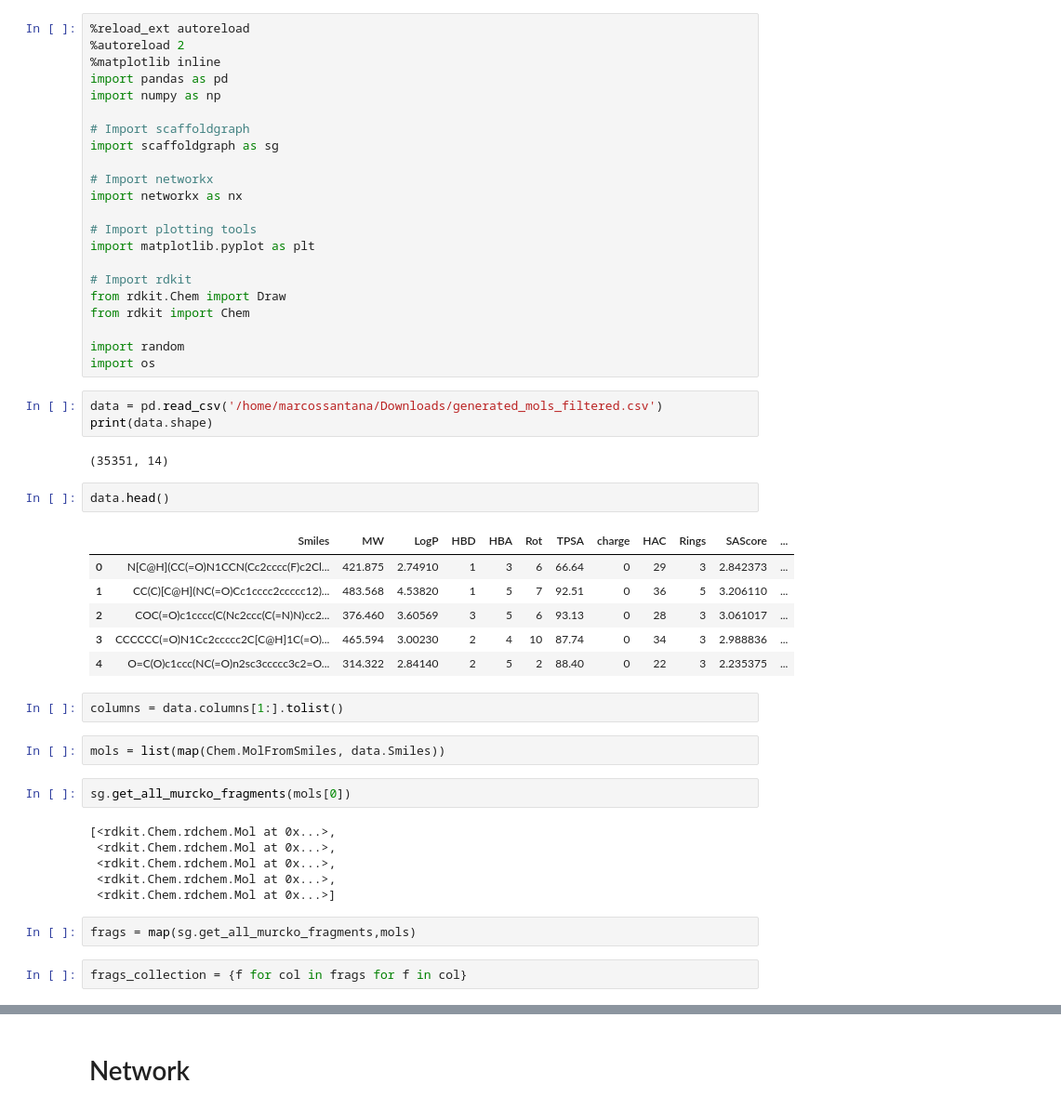
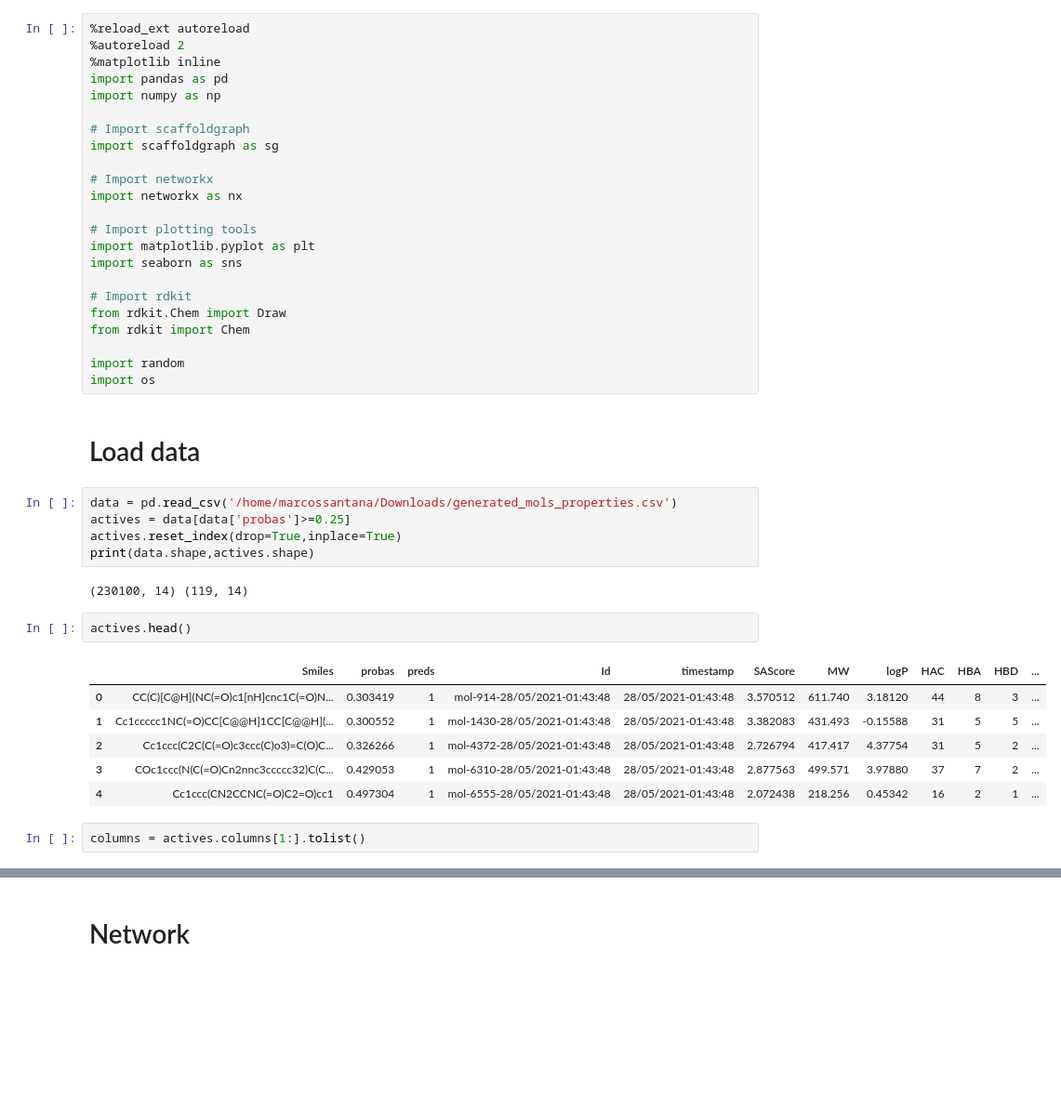
Before and after one commit to marcossantanaioc/De_novo_design_SARSCOV2, a Jupyter notebook: notebooks/ScaffoldGraph.ipynb, the cells around one changed output, grey strips where cells are left out. Shown at 93% size. Drawn from its saved outputs; the diff is of its cells as text; blank space fills up the shorter version.

```diff
--- a/notebooks/ScaffoldGraph.ipynb
+++ b/notebooks/ScaffoldGraph.ipynb
@@ -13,6 +13,7 @@ import networkx as nx
 
 # Import plotting tools
 import matplotlib.pyplot as plt
+import seaborn as sns
 
 # Import rdkit
 from rdkit.Chem import Draw
@@ -20,33 +21,23 @@ from rdkit import Chem
 
 import random
 import os
+# %% [markdown]
+# Load data
 # %%
-data = pd.read_csv('/home/marcossantana/Downloads/generated_mols_filtered.csv')
-print(data.shape)
+data = pd.read_csv('/home/marcossantana/Downloads/generated_mols_properties.csv')
+actives = data[data['probas']>=0.25]
+actives.reset_index(drop=True,inplace=True)
+print(data.shape,actives.shape)
 # %% [output]
-(35351, 14)
+(230100, 14) (119, 14)
 # %%
-data.head()
+actives.head()
 # %% [output]
-|  | Smiles | MW | LogP | HBD | HBA | Rot | TPSA | charge | HAC | Rings | SAScore | ... |
-| 0 | N[C@H](CC(=O)N1CCN(Cc2cccc(F)c2Cl... | 421.875 | 2.74910 | 1 | 3 | 6 | 66.64 | 0 | 29 | 3 | 2.842373 | ... |
-| 1 | CC(C)[C@H](NC(=O)Cc1cccc2ccccc12)... | 483.568 | 4.53820 | 1 | 5 | 7 | 92.51 | 0 | 36 | 5 | 3.206110 | ... |
-| 2 | COC(=O)c1cccc(C(Nc2ccc(C(=N)N)cc2... | 376.460 | 3.60569 | 3 | 5 | 6 | 93.13 | 0 | 28 | 3 | 3.061017 | ... |
-| 3 | CCCCCC(=O)N1Cc2ccccc2C[C@H]1C(=O)... | 465.594 | 3.00230 | 2 | 4 | 10 | 87.74 | 0 | 34 | 3 | 2.988836 | ... |
-| 4 | O=C(O)c1ccc(NC(=O)n2sc3ccccc3c2=O... | 314.322 | 2.84140 | 2 | 5 | 2 | 88.40 | 0 | 22 | 3 | 2.235375 | ... |
+|  | Smiles | probas | preds | Id | timestamp | SAScore | MW | logP | HAC | HBA | HBD | ... |
+| 0 | CC(C)[C@H](NC(=O)c1[nH]cnc1C(=O)N... | 0.303419 | 1 | mol-914-28/05/2021-01:43:48 | 28/05/2021-01:43:48 | 3.570512 | 611.740 | 3.18120 | 44 | 8 | 3 | ... |
+| 1 | Cc1ccccc1NC(=O)CC[C@@H]1CC[C@@H](... | 0.300552 | 1 | mol-1430-28/05/2021-01:43:48 | 28/05/2021-01:43:48 | 3.382083 | 431.493 | -0.15588 | 31 | 5 | 5 | ... |
+| 2 | Cc1ccc(C2C(C(=O)c3ccc(C)o3)=C(O)C... | 0.326266 | 1 | mol-4372-28/05/2021-01:43:48 | 28/05/2021-01:43:48 | 2.726794 | 417.417 | 4.37754 | 31 | 5 | 2 | ... |
+| 3 | COc1ccc(N(C(=O)Cn2nnc3ccccc32)C(C... | 0.429053 | 1 | mol-6310-28/05/2021-01:43:48 | 28/05/2021-01:43:48 | 2.877563 | 499.571 | 3.97880 | 37 | 7 | 2 | ... |
+| 4 | Cc1ccc(CN2CCNC(=O)C2=O)cc1 | 0.497304 | 1 | mol-6555-28/05/2021-01:43:48 | 28/05/2021-01:43:48 | 2.072438 | 218.256 | 0.45342 | 16 | 2 | 1 | ... |
 # %%
-columns = data.columns[1:].tolist()
+columns = actives.columns[1:].tolist()
-# %%
-mols = list(map(Chem.MolFromSmiles, data.Smiles))
-# %%
-sg.get_all_murcko_fragments(mols[0])
-# %% [output]
-[<rdkit.Chem.rdchem.Mol at 0x...>,
- <rdkit.Chem.rdchem.Mol at 0x...>,
- <rdkit.Chem.rdchem.Mol at 0x...>,
- <rdkit.Chem.rdchem.Mol at 0x...>,
- <rdkit.Chem.rdchem.Mol at 0x...>]
-# %%
-frags = map(sg.get_all_murcko_fragments,mols)
-# %%
-frags_collection = {f for col in frags for f in col}
```
Also changed, not shown: parts of 42 cells of this notebook.
